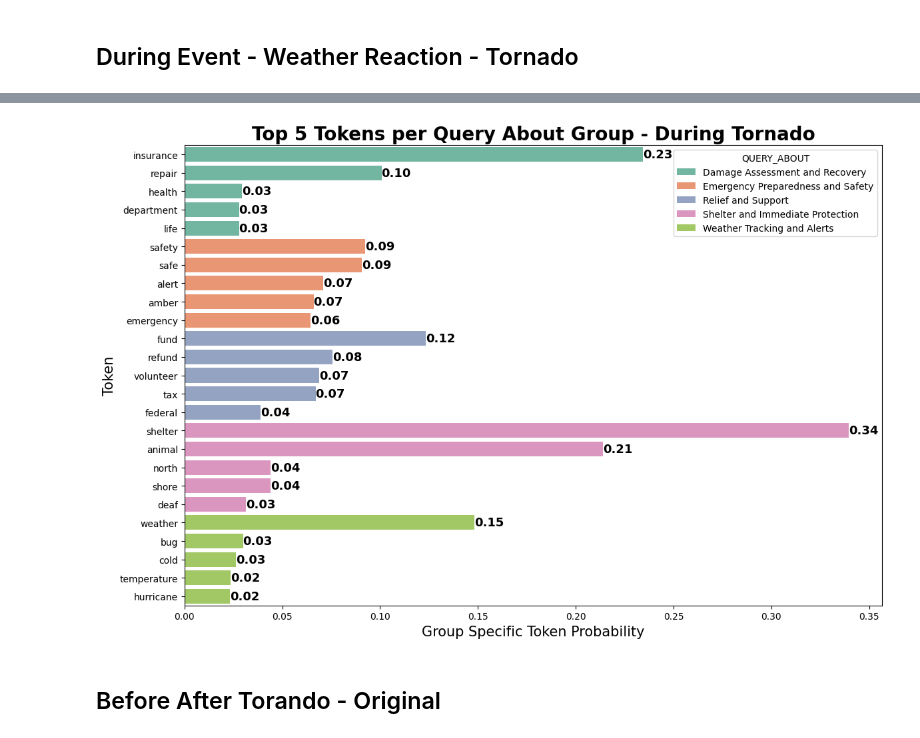
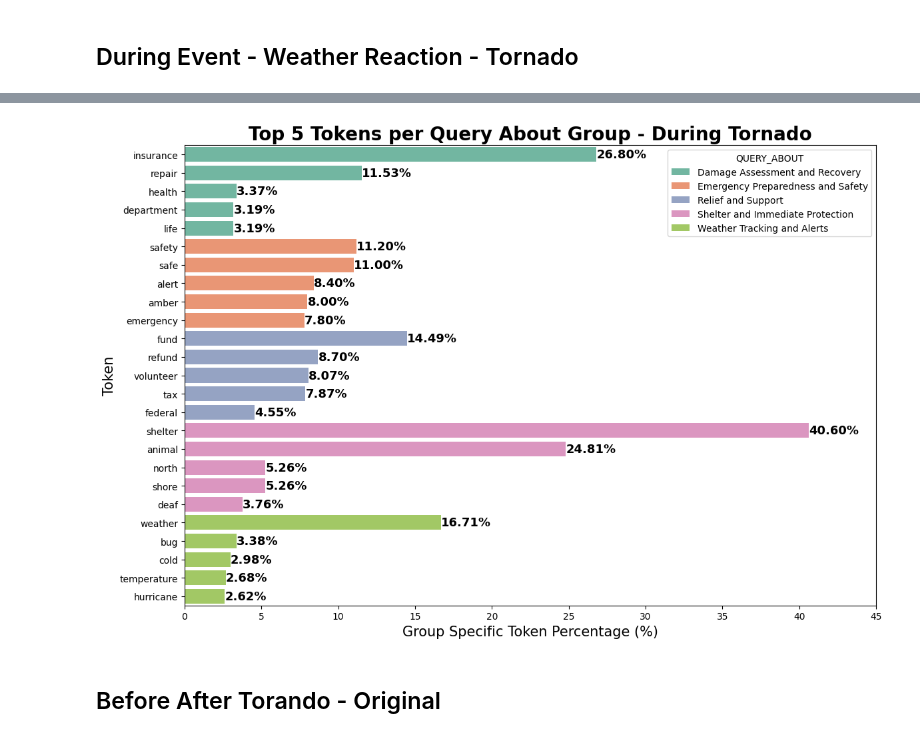
Before and after one commit to chandlerNick/BHT_BI_WiSe2425, a Jupyter notebook: Task1/Code/Keyword_During_After_Before.ipynb, the cells around one changed output, grey strips where cells are left out. Saved outputs shown, nothing was run; the diff lists cells and outputs as text; code cells hidden in the pictures.

```diff
--- a/Task1/Code/Keyword_During_After_Before.ipynb
+++ b/Task1/Code/Keyword_During_After_Before.ipynb
@@ -3,7 +3,7 @@
 import pandas as pd
 import pyexasol
 
-host = '192.168.56.102/E1FDB6A9FAC7A124FDBAB5E93550BAC952FD32C30B6273A0355C8EFBA1BA4C71:8563'   # Don't forget to change the fingerprint
+host = '192.168.56.102/3885B5AFF646C6753863B5F188D201CE6D3CBF1C7F2DA42953E387837905BE65:8563'   # Don't forget to change the fingerprint
 user = 'sys'
 password = 'exasol'
 
@@ -695,9 +710,12 @@ def lemmatize_token(token):
 # Apply lemmatization to the 'TOKEN' column
 query_events['LEMMATIZED_TOKEN'] = query_events['TOKEN'].apply(lemmatize_token)
 
-# Group by 'QUERY_ABOUT' and 'LEMMATIZED_TOKEN', and sum 'GROUP_SPECIFIC_TOKEN_PROBABILITY'
-query_result = query_events.groupby(['QUERY_ABOUT', 'LEMMATIZED_TOKEN'], as_index=False)['GROUP_SPECIFIC_TOKEN_PROBABILITY'].sum()
-
+query_result = query_events.groupby(
+    ['QUERY_ABOUT', 'LEMMATIZED_TOKEN'], as_index=False
+).agg({
+    'GROUP_SPECIFIC_TOKEN_PROBABILITY': 'sum',
+    'GROUP_SPECIFIC_TOKEN_PERCENTAGE': 'sum'
+})
 # Print the result
 print(query_result)
 # %% [output]
@@ -780,11 +783,12 @@ generate_wordcloud(token_frequencies, 'Tornado')
 # %%
 import matplotlib.pyplot as plt
 import seaborn as sns
+import numpy as np
 
 filtered_overlap = query_result[query_result['QUERY_ABOUT'] != 'UNKNOWN']
 
 top_tokens = filtered_overlap.groupby('QUERY_ABOUT').apply(
-    lambda x: x.nlargest(5, 'GROUP_SPECIFIC_TOKEN_PROBABILITY')
+    lambda x: x.nlargest(5, 'GROUP_SPECIFIC_TOKEN_PERCENTAGE')
 ).reset_index(drop=True)
 
 # Set the size of the plot
@@ -793,40 +797,41 @@ plt.figure(figsize=(12, 8))
 # Create a bar plot where 'QUERY_ABOUT' is on the x-axis and 'GROUP_SPECIFIC_TOKEN_PROBABILITY' is on the y-axis
 ax = sns.barplot(
     data=top_tokens,
-    x='GROUP_SPECIFIC_TOKEN_PROBABILITY',
+    x='GROUP_SPECIFIC_TOKEN_PERCENTAGE',
     y='LEMMATIZED_TOKEN',
     hue='QUERY_ABOUT',  # Add color by 'QUERY_ABOUT'
     dodge=False,  # Makes sure bars for each QUERY_ABOUT are stacked rather than separate
     palette='Set2'  # You can choose any other color palette
 )
 
 # Set labels and title
 plt.title('Top 5 Tokens per Query About Group - During Tornado', fontsize=20, fontweight='bold')
-plt.xlabel('Group Specific Token Probability', fontsize=15)
+plt.xlabel('Group Specific Token Percentage (%)', fontsize=15)
 plt.ylabel('Token', fontsize=15)
 
 # Step 4: Annotate the bars with the probability values
 for p in ax.patches:
     value = p.get_width()
     if value > 0:  # Only annotate if the value is greater than 0
         ax.annotate(
-            f'{value:.2f}',  # Format to show 2 decimal places
+            f'{value:.2f}%',  # Format to show 2 decimal places
             (value, p.get_y() + p.get_height() / 2),  # Position of the text
             ha='left', va='center',  # Alignment of the text
             fontsize=13, color='black', fontweight='bold'
         )
 
+plt.xticks(np.arange(0, 50, 5))
 # Save the plot to the output folder
 output_folder = "../Images/"
 output_file = output_folder + "top_tokens_during_tornado.png"
 plt.tight_layout()
 plt.savefig(output_file)
 
 # Display the plot
 plt.tight_layout()
 plt.show()
 # %% [output]
-[figure, old version]
+[figure, new version]
 # %% [markdown]
 ## Before After Torando - Original
 # %%
```
Also changed, not shown: parts of 22 cells of this notebook, 6 other files.
